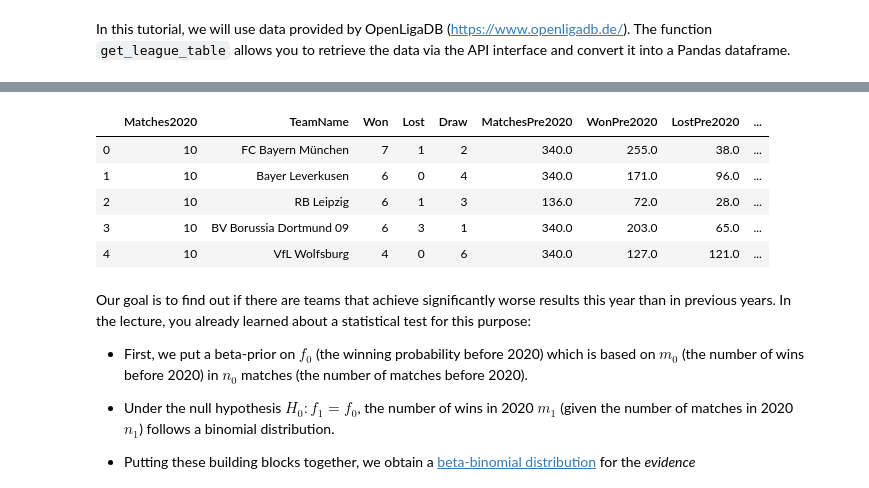
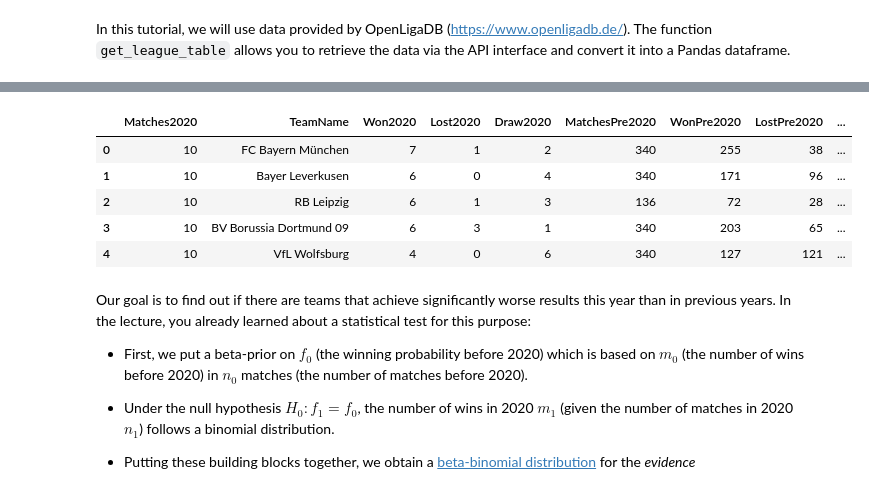
Before and after one commit to jabader97/DataLiteracy, a Jupyter notebook: Exercise6/Exercise_06.ipynb, the cells around one changed output, grey strips where cells are left out. Saved outputs shown, nothing was run; the diff lists cells and outputs as text; code cells hidden in the pictures.

```diff
--- a/Exercise6/Exercise_06.ipynb
+++ b/Exercise6/Exercise_06.ipynb
@@ -99,16 +100,16 @@ display(data)
 # %%
 # Step 3: Merge dataframes
 data_2020 = get_league_table(league="bl1", year=2020)[["Matches", "TeamName", "Won", "Lost", "Draw"]]
-data = pd.merge(data_2020, data, how='left', on='TeamName')
-data = data.rename(columns = {'Matches':'Matches2020', "Won_x": "Won2020", "Lost_x": "Lost2020", "Draw_x": "Draw2020"})
+data = pd.merge(data_2020, data, how='inner', on='TeamName')
+data = data.rename(columns = {'Matches':'Matches2020', "Won": "Won2020", "Lost": "Lost2020", "Draw": "Draw2020"})
 display(data.head())
 # %% [output]
-|  | Matches2020 | TeamName | Won | Lost | Draw | MatchesPre2020 | WonPre2020 | LostPre2020 | ... |
-| 0 | 10 | FC Bayern München | 7 | 1 | 2 | 340.0 | 255.0 | 38.0 | ... |
-| 1 | 10 | Bayer Leverkusen | 6 | 0 | 4 | 340.0 | 171.0 | 96.0 | ... |
-| 2 | 10 | RB Leipzig | 6 | 1 | 3 | 136.0 | 72.0 | 28.0 | ... |
-| 3 | 10 | BV Borussia Dortmund 09 | 6 | 3 | 1 | 340.0 | 203.0 | 65.0 | ... |
-| 4 | 10 | VfL Wolfsburg | 4 | 0 | 6 | 340.0 | 127.0 | 121.0 | ... |
+|  | Matches2020 | TeamName | Won2020 | Lost2020 | Draw2020 | MatchesPre2020 | WonPre2020 | LostPre2020 | ... |
+| 0 | 10 | FC Bayern München | 7 | 1 | 2 | 340 | 255 | 38 | ... |
+| 1 | 10 | Bayer Leverkusen | 6 | 0 | 4 | 340 | 171 | 96 | ... |
+| 2 | 10 | RB Leipzig | 6 | 1 | 3 | 136 | 72 | 28 | ... |
+| 3 | 10 | BV Borussia Dortmund 09 | 6 | 3 | 1 | 340 | 203 | 65 | ... |
+| 4 | 10 | VfL Wolfsburg | 4 | 0 | 6 | 340 | 127 | 121 | ... |
 # %% [markdown]
 Our goal is to find out if there are teams that achieve significantly worse results this year than in previous years. In the lecture, you already learned about a statistical test for this purpose:
 
```
Also changed, not shown: parts of 9 cells of this notebook.
